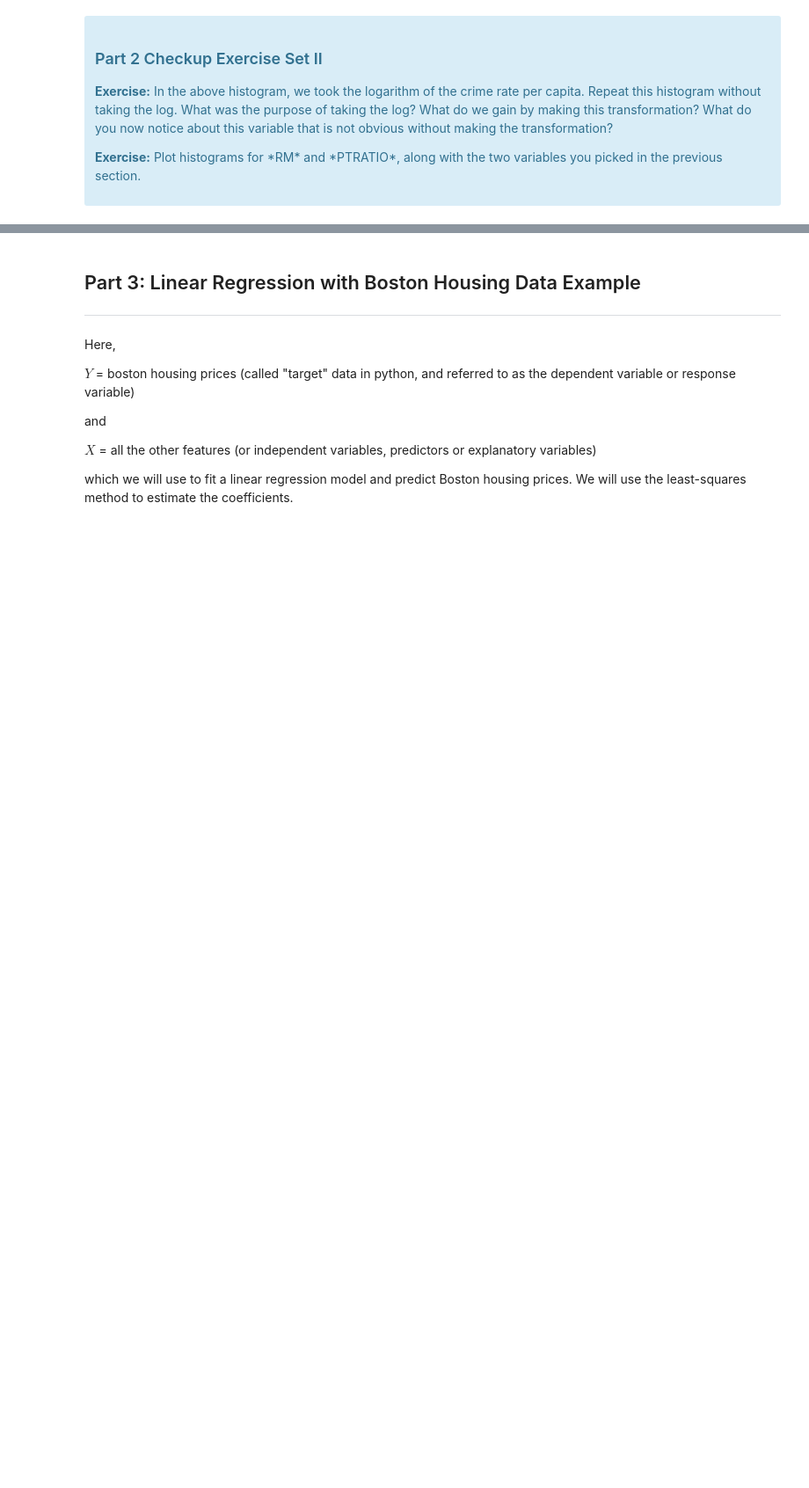
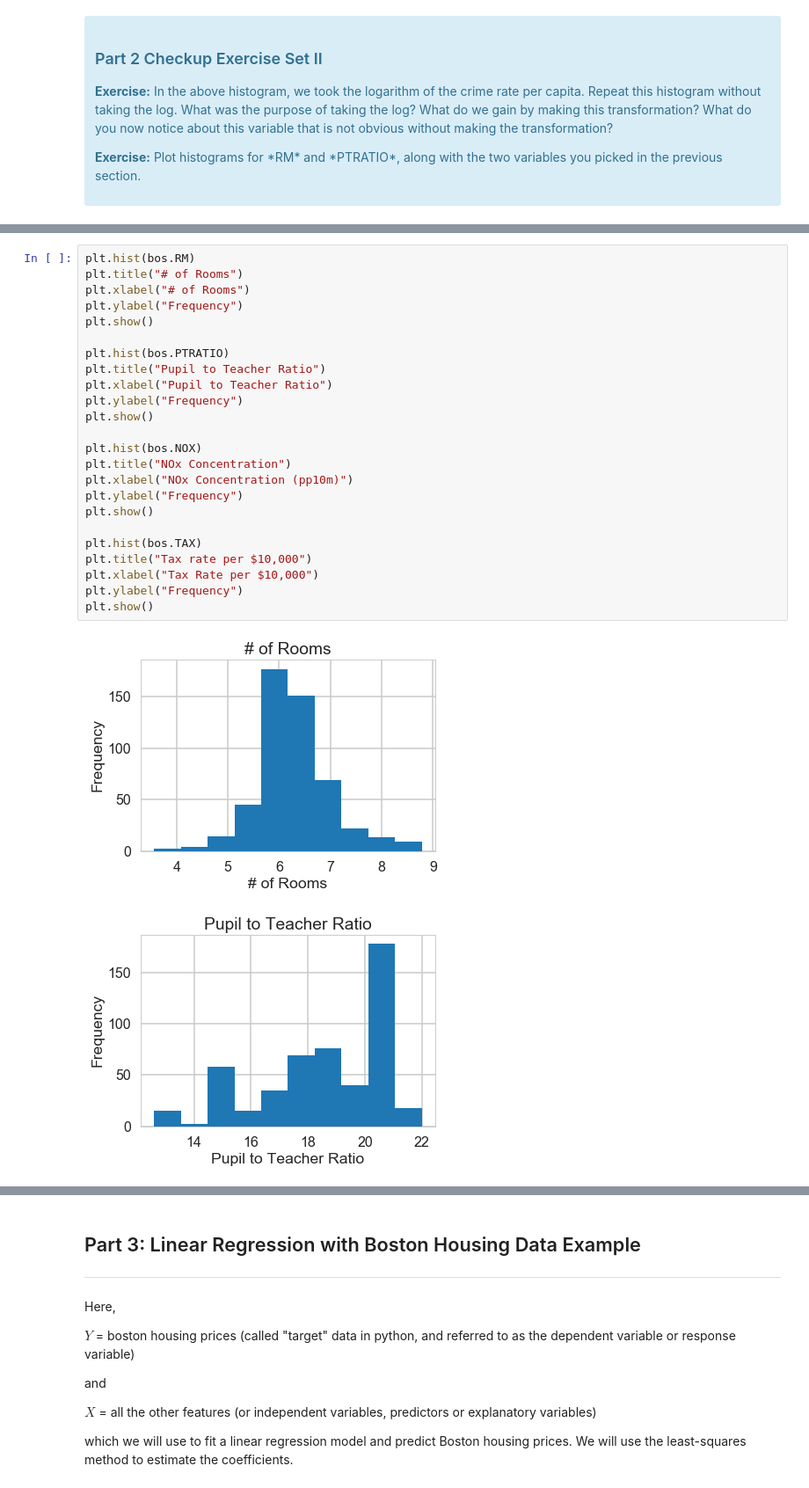
Before and after one commit to LukasBut/Springboard-Projects, a Jupyter notebook: 11.1.5 Linear Regression Using Boston Housing Data Set/Mini_Project_Linear_Regression.ipynb, the cells around one changed output, grey strips where cells are left out. Shown at 88% size. Saved outputs shown, nothing was run; the diff lists cells and outputs as text; blank space fills up the shorter version.

```diff
--- a/11.1.5 Linear Regression Using Boston Housing Data Set/Mini_Project_Linear_Regression.ipynb
+++ b/11.1.5 Linear Regression Using Boston Housing Data Set/Mini_Project_Linear_Regression.ipynb
@@ -362,0 +382,27 @@ plt.show()
+# %%
+plt.hist(bos.RM)
+plt.title("# of Rooms")
+plt.xlabel("# of Rooms")
+plt.ylabel("Frequency")
+plt.show()
+
+plt.hist(bos.PTRATIO)
+plt.title("Pupil to Teacher Ratio")
+plt.xlabel("Pupil to Teacher Ratio")
+plt.ylabel("Frequency")
+plt.show()
+
+plt.hist(bos.NOX)
+plt.title("NOx Concentration")
+plt.xlabel("NOx Concentration (pp10m)")
+plt.ylabel("Frequency")
+plt.show()
+
+plt.hist(bos.TAX)
+plt.title("Tax rate per $10,000")
+plt.xlabel("Tax Rate per $10,000")
+plt.ylabel("Frequency")
+plt.show()
+# %% [output]
+[figure, added]
+[figure, added]
```
Also changed, not shown: parts of 12 cells of this notebook.
